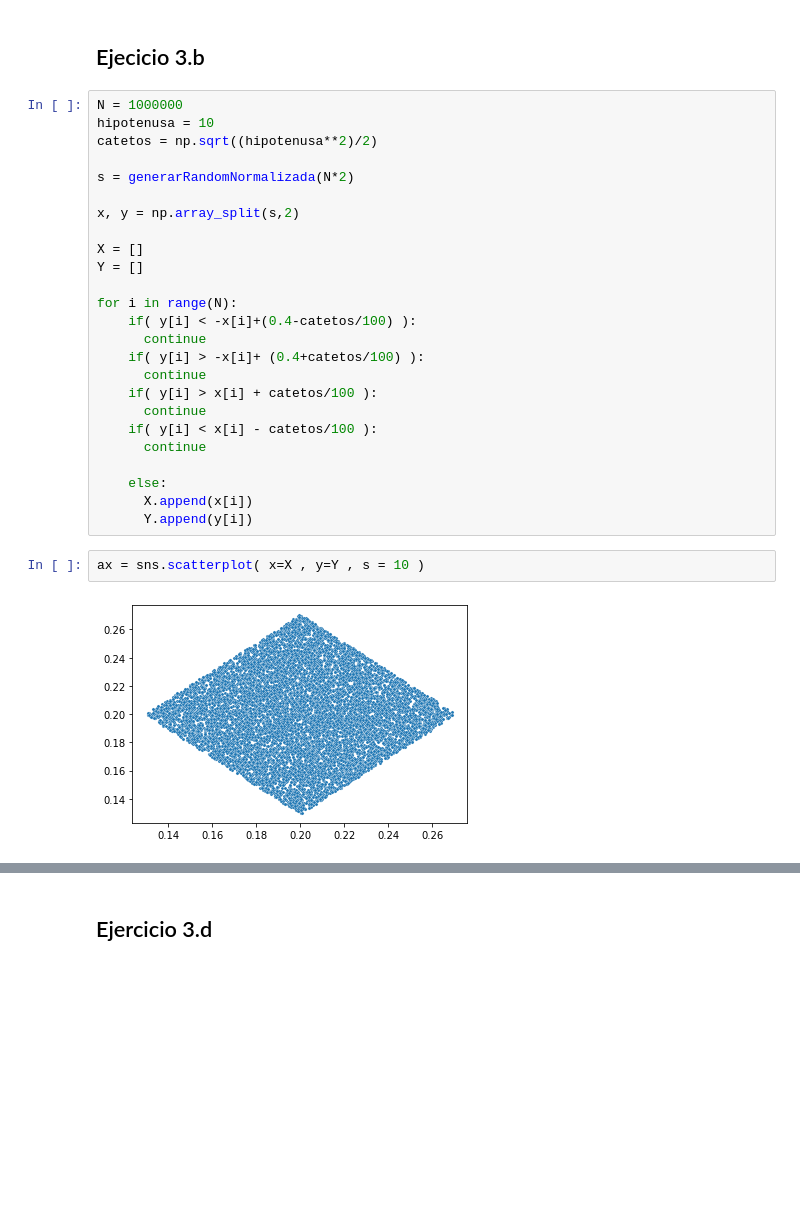
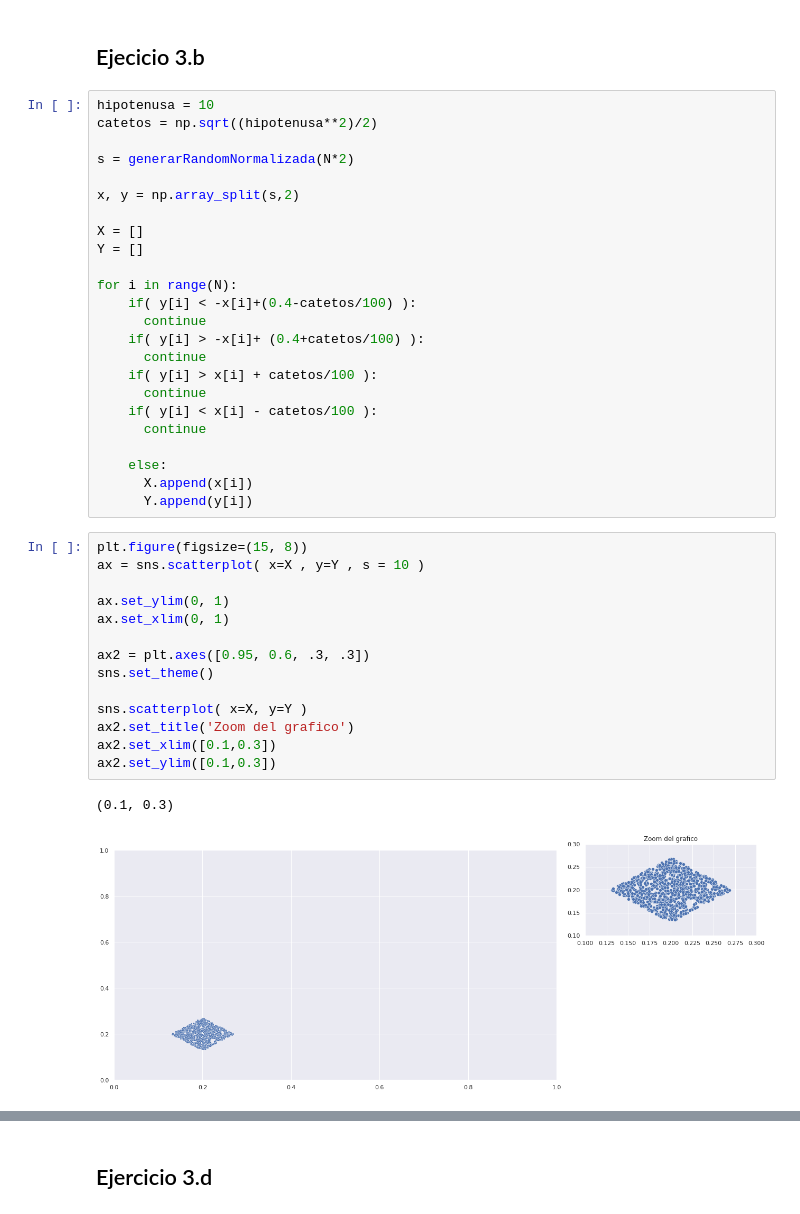
Before and after one commit to mateocapon/simulacion_tp1, a Jupyter notebook: ejercicio3.ipynb, the cells around one changed output, grey strips where cells are left out. Cells and saved outputs as stored; diff of their text form; blank space fills up the shorter version.

```diff
--- a/ejercicio3.ipynb
+++ b/ejercicio3.ipynb
@@ -65,7 +92,6 @@ Puntos en figura sobre puntos totales : 0.010022
 # %% [markdown]
 ## Ejecicio 3.b
 # %%
-N = 1000000
 hipotenusa = 10
 catetos = np.sqrt((hipotenusa**2)/2)
 
@@ -89,10 +115,23 @@ for i in range(N):
     else:
       X.append(x[i])
       Y.append(y[i])
-# %%
-ax = sns.scatterplot( x=X , y=Y , s = 10 )
-# %% [output]
-[figure, removed]
+# %%
+plt.figure(figsize=(15, 8))
+ax = sns.scatterplot( x=X , y=Y , s = 10 )
+
+ax.set_ylim(0, 1)
+ax.set_xlim(0, 1)
+
+ax2 = plt.axes([0.95, 0.6, .3, .3])
+sns.set_theme()
+
+sns.scatterplot( x=X, y=Y )
+ax2.set_title('Zoom del grafico')
+ax2.set_xlim([0.1,0.3])
+ax2.set_ylim([0.1,0.3])
+# %% [output]
+(0.1, 0.3)
+[figure, added]
 # %%
 assert(len(X) == len(Y))
 
```
Also changed, not shown: parts of 10 cells of this notebook.
